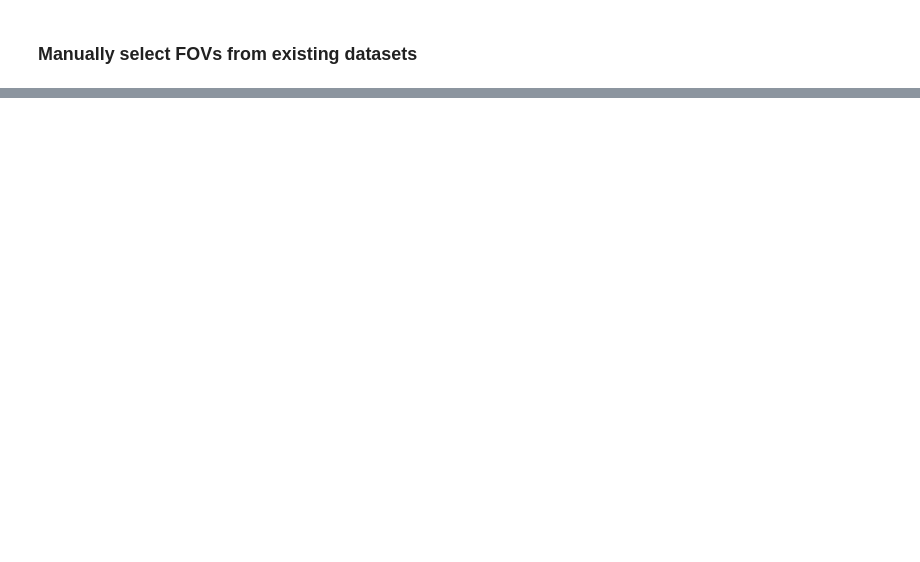
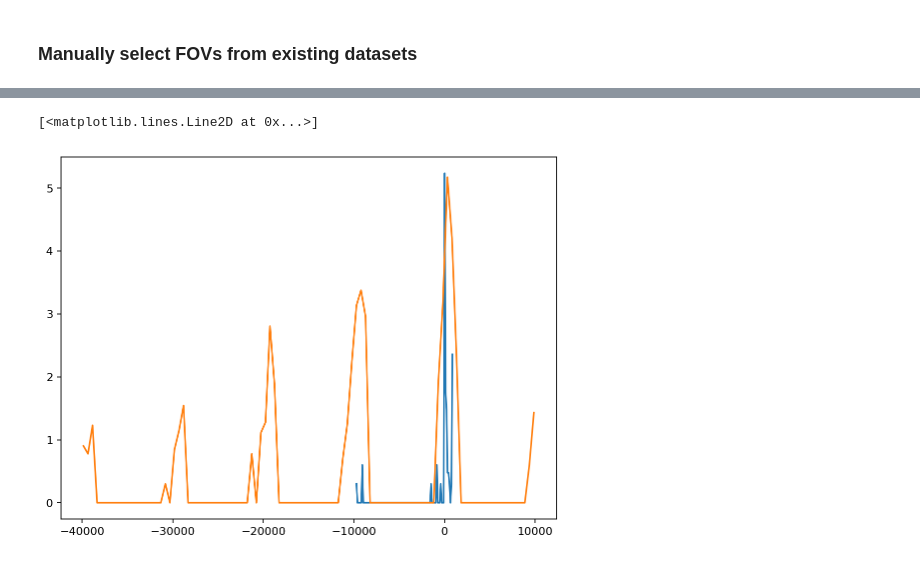
Before and after one commit to czbiohub-sf/2021-opencell-microscopy-automation, a Jupyter notebook: notebooks/tests-dev.ipynb, the cells around one changed output, grey strips where cells are left out. Saved outputs shown, nothing was run; the diff lists cells and outputs as text; code cells hidden in the pictures; blank space fills up the shorter version.

Commit message:
update notebook (analysis of aggregated logs, AFC scores, etc)

```diff
--- a/notebooks/tests-dev.ipynb
+++ b/notebooks/tests-dev.ipynb
@@ -96,0 +102,4 @@ shutil.copy2(filepath, os.path.join(dst_dirpath, 'too-few-1.tif'))
+# %%
+results = []
+for filepath in sorted(glob.glob('%s/*.tif' % dst_dirpath)):
+    results.append(fov_scorer.process_existing_fov(filepath))
@@ -96,0 +151,3 @@ shutil.copy2(filepath, os.path.join(dst_dirpath, 'too-few-1.tif'))
+# %%
+pml_dirs = sorted(glob.glob('/Volumes/ml_group/raw-pipeline-microscopy/PML*'))
+len(pml_dirs)
@@ -96,0 +156,14 @@ shutil.copy2(filepath, os.path.join(dst_dirpath, 'too-few-1.tif'))
+# %%
+def concat_csv_logs(rel_filepath, sep=','):
+    logs = []
+    for pml_dir in pml_dirs:
+        filepath = os.path.join(pml_dir, rel_filepath)
+        if not os.path.exists(filepath):
+            continue
+        log = pd.read_csv(filepath, sep=sep, header=[0])
+        log['pml_id'] = pml_dir.split(os.sep)[-1]
+        logs.append(log)
+
+    df = pd.concat(tuple(logs), axis=0)
+    df.columns = ['event', 'pml_id']
+    return df
@@ -96,0 +172,2 @@ shutil.copy2(filepath, os.path.join(dst_dirpath, 'too-few-1.tif'))
+# %%
+all_afc_logs = concat_csv_logs('logs/afc-calls.csv')
@@ -96,0 +278,9 @@ shutil.copy2(filepath, os.path.join(dst_dirpath, 'too-few-1.tif'))
+# %%
+counts, edges = np.histogram(all_afc_logs.final_afc_score, bins=100)
+plt.plot(edges[1:], np.log10(counts + 1))
+
+counts, edges = np.histogram(all_afc_logs.initial_afc_score, bins=100)
+plt.plot(edges[1:], np.log10(counts + 1))
+# %% [output]
+[<matplotlib.lines.Line2D at 0x...>]
+[figure, added]
```
Also changed, not shown: parts of 47 cells of this notebook, 1 other file.
